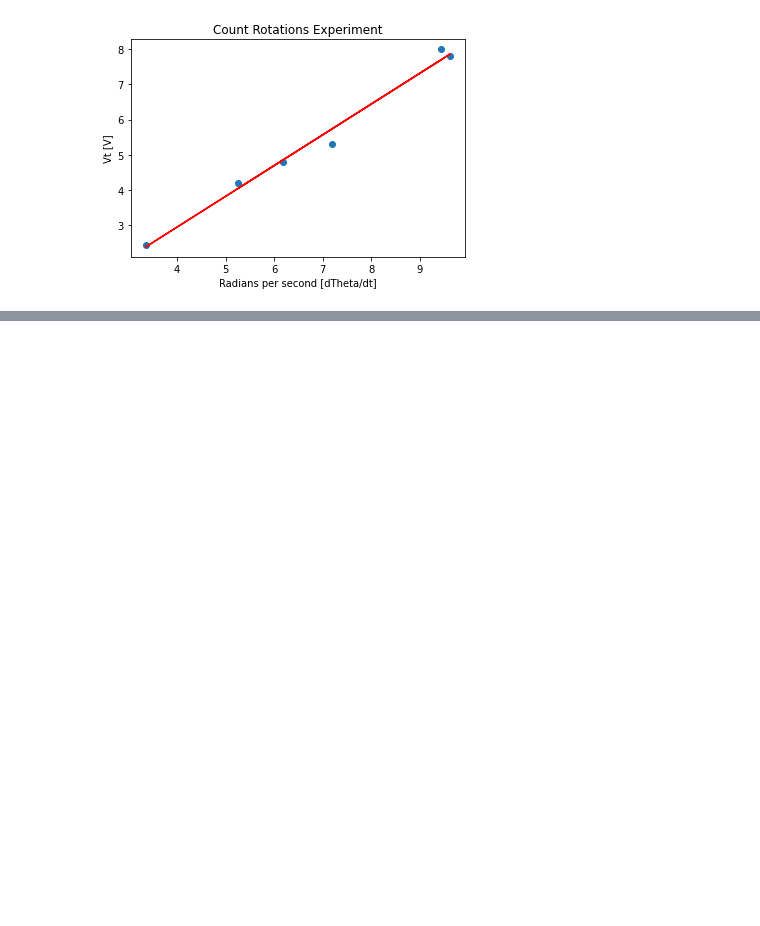
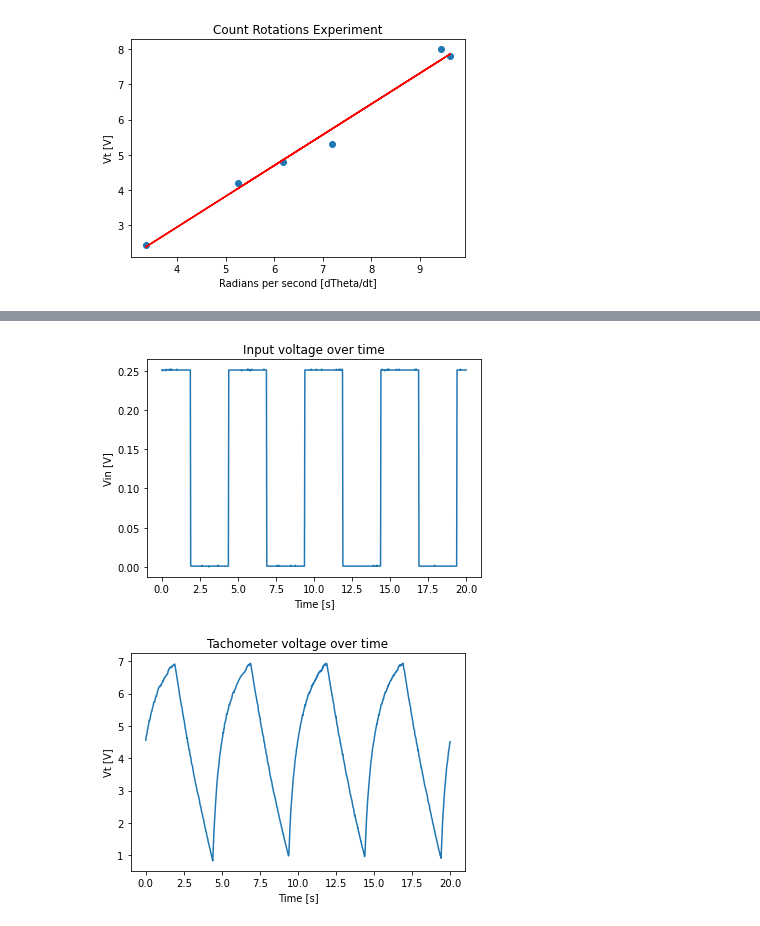
Before and after one commit to benhuckell/enph352, a Jupyter notebook: servo.ipynb, the cells around one changed output, grey strips where cells are left out. Saved outputs shown, nothing was run; the diff lists cells and outputs as text; code cells hidden in the pictures; blank space fills up the shorter version.

```diff
--- a/servo.ipynb
+++ b/servo.ipynb
@@ -472,0 +461,18 @@ Slope (k_t): 0.876
+# %%
+task3_df = pd.read_csv("RawData/09-24-Task3.dat", sep = "\t")
+task3_df
+
+plt.plot(task3_df["Time (S)"], task3_df["CHA (V)"], label = "Channel A")
+plt.xlabel("Time [s]")
+plt.ylabel("Vin [V]")
+plt.title("Input voltage over time")
+plt.show()
+
+plt.plot(task3_df["Time (S)"], task3_df["CH1 (V)"], label = "V_t")
+plt.xlabel("Time [s]")
+plt.ylabel("Vt [V]")
+plt.title("Tachometer voltage over time")
+plt.show()
+# %% [output]
+[figure, added]
+[figure, added]
```
Also changed, not shown: parts of 46 cells of this notebook, 17 other files.
